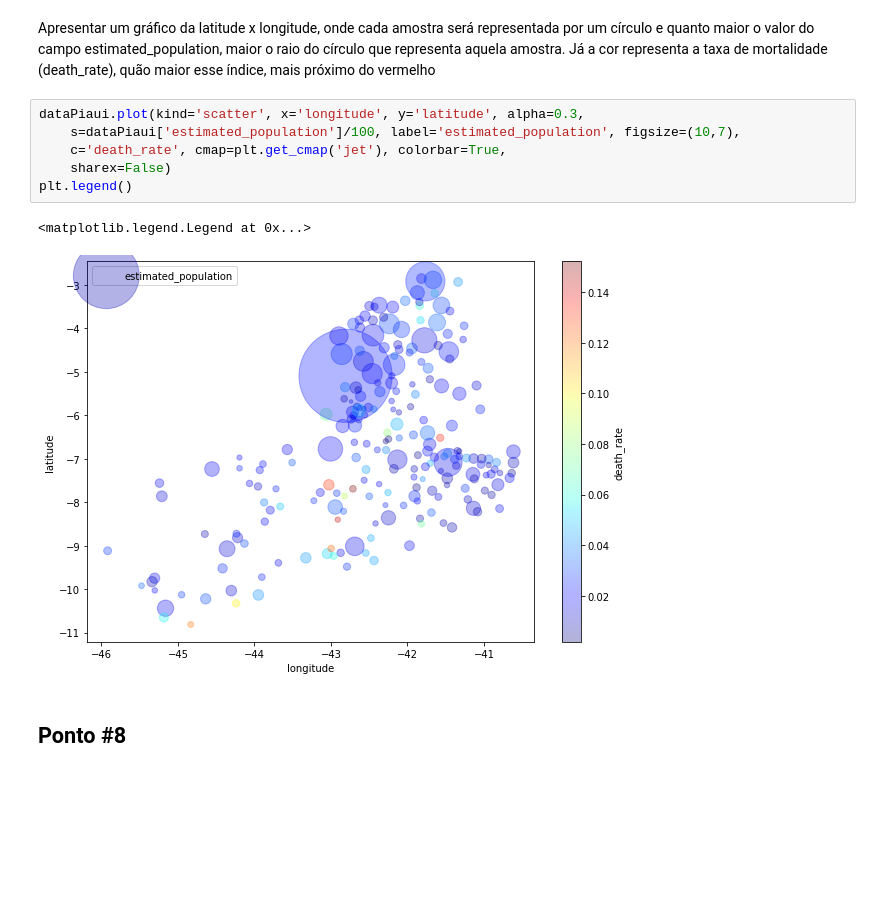
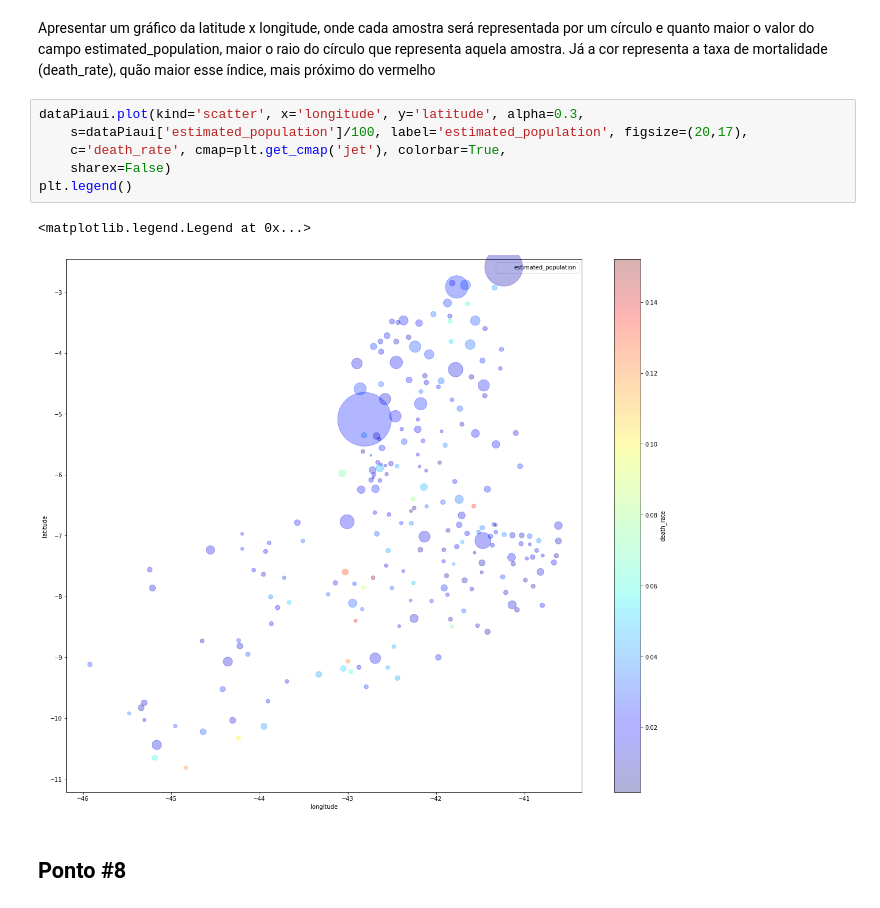
Before and after one commit to Pepyn0/SI, a Jupyter notebook: AT01/dados_covid_PI.ipynb, the cells around one changed output. Saved outputs shown, nothing was run; the diff lists cells and outputs as text; blank space fills up the shorter version.

```diff
--- a/AT01/dados_covid_PI.ipynb
+++ b/AT01/dados_covid_PI.ipynb
@@ -341,13 +341,13 @@ dataPiaui.info()
 Apresentar um gráfico da latitude x longitude, onde cada amostra será representada por um círculo e quanto maior o valor do campo estimated_population, maior o raio do círculo que representa aquela amostra. Já a cor representa a taxa de mortalidade (death_rate), quão maior esse índice, mais próximo do vermelho
 # %%
 dataPiaui.plot(kind='scatter', x='longitude', y='latitude', alpha=0.3,
-    s=dataPiaui['estimated_population']/100, label='estimated_population', figsize=(10,7),
+    s=dataPiaui['estimated_population']/100, label='estimated_population', figsize=(20,17),
     c='death_rate', cmap=plt.get_cmap('jet'), colorbar=True,
     sharex=False)
 plt.legend()
 # %% [output]
 <matplotlib.legend.Legend at 0x...>
-[figure, old version]
+[figure, new version]
 # %% [markdown]
 ## Ponto #8
 # %% [markdown]
```
Also changed, not shown: parts of 5 cells of this notebook.
